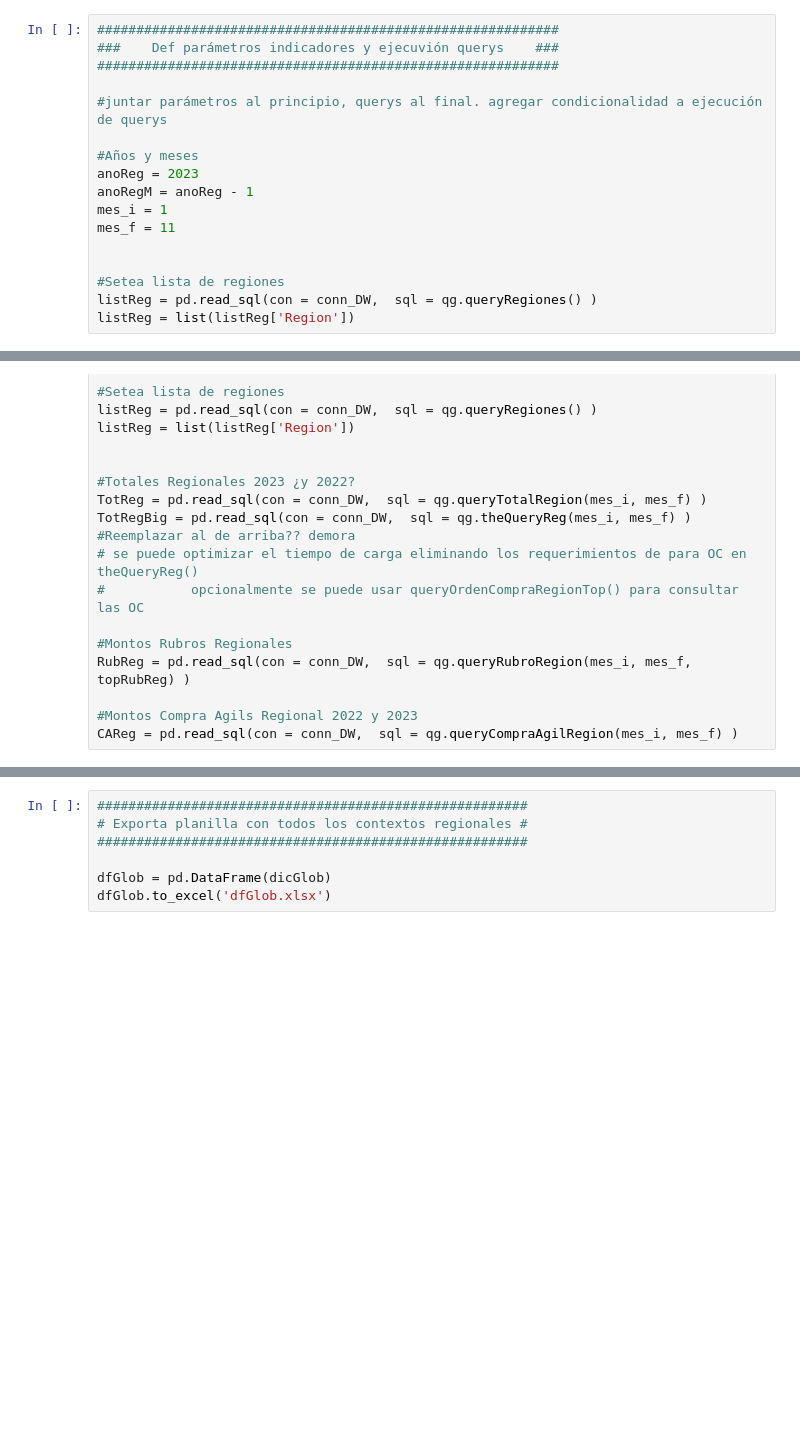
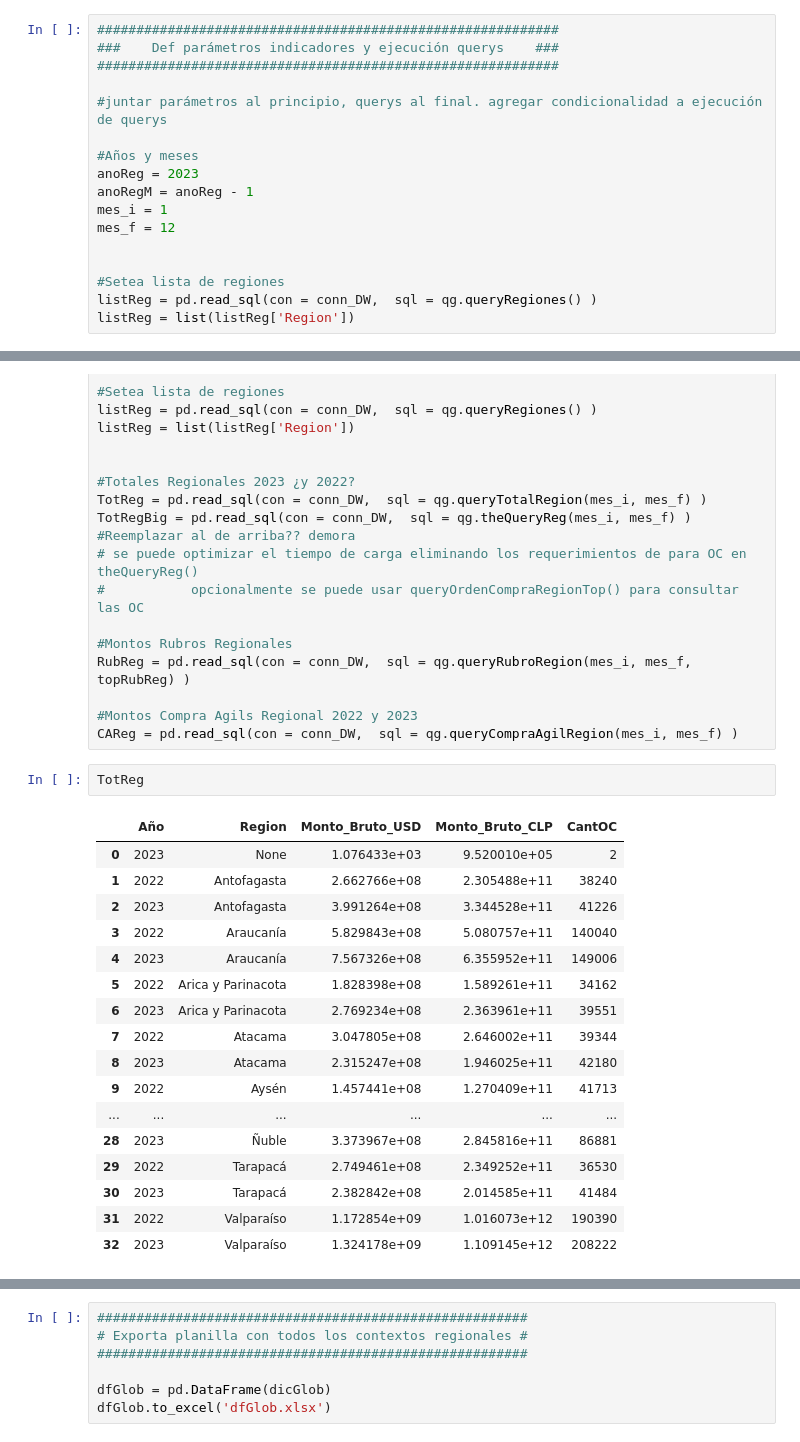
Before and after one commit to hecgarri/pyreportgen_dccp, a Jupyter notebook: Generador Reportes 3.ipynb, the cells around one changed output, grey strips where cells are left out. Drawn from its saved outputs; the diff is of its cells as text; blank space fills up the shorter version.

```diff
--- a/Generador Reportes 3.ipynb
+++ b/Generador Reportes 3.ipynb
@@ -545,7 +118,7 @@ meses = ['enero', 'febrero', 'marzo', 'abril', 'mayo', 'junio',
          'julio', 'agosto', 'septiembre', 'octubre', 'noviembre', 'diciembre']
 # %%
 ###########################################################
-###    Def parámetros indicadores y ejecuvión querys    ###
+###    Def parámetros indicadores y ejecución querys    ###
 ###########################################################
 
 #juntar parámetros al principio, querys al final. agregar condicionalidad a ejecución de querys
@@ -554,7 +127,7 @@ meses = ['enero', 'febrero', 'marzo', 'abril', 'mayo', 'junio',
 anoReg = 2023
 anoRegM = anoReg - 1
 mes_i = 1
-mes_f = 11
+mes_f = 12
 
 
 #Setea lista de regiones
@@ -617,6 +190,26 @@ RubReg = pd.read_sql(con = conn_DW,  sql = qg.queryRubroRegion(mes_i, mes_f, top
 
 #Montos Compra Agils Regional 2022 y 2023
 CAReg = pd.read_sql(con = conn_DW,  sql = qg.queryCompraAgilRegion(mes_i, mes_f) )
+# %%
+TotReg
+# %% [output]
+|  | Año | Region | Monto_Bruto_USD | Monto_Bruto_CLP | CantOC |
+| 0 | 2023 | None | 1.076433e+03 | 9.520010e+05 | 2 |
+| 1 | 2022 | Antofagasta | 2.662766e+08 | 2.305488e+11 | 38240 |
+| 2 | 2023 | Antofagasta | 3.991264e+08 | 3.344528e+11 | 41226 |
+| 3 | 2022 | Araucanía | 5.829843e+08 | 5.080757e+11 | 140040 |
+| 4 | 2023 | Araucanía | 7.567326e+08 | 6.355952e+11 | 149006 |
+| 5 | 2022 | Arica y Parinacota | 1.828398e+08 | 1.589261e+11 | 34162 |
+| 6 | 2023 | Arica y Parinacota | 2.769234e+08 | 2.363961e+11 | 39551 |
+| 7 | 2022 | Atacama | 3.047805e+08 | 2.646002e+11 | 39344 |
+| 8 | 2023 | Atacama | 2.315247e+08 | 1.946025e+11 | 42180 |
+| 9 | 2022 | Aysén | 1.457441e+08 | 1.270409e+11 | 41713 |
+| ... | ... | ... | ... | ... | ... |
+| 28 | 2023 | Ñuble | 3.373967e+08 | 2.845816e+11 | 86881 |
+| 29 | 2022 | Tarapacá | 2.749461e+08 | 2.349252e+11 | 36530 |
+| 30 | 2023 | Tarapacá | 2.382842e+08 | 2.014585e+11 | 41484 |
+| 31 | 2022 | Valparaíso | 1.172854e+09 | 1.016073e+12 | 190390 |
+| 32 | 2023 | Valparaíso | 1.324178e+09 | 1.109145e+12 | 208222 |
 # %%
 ########################################
 # Grafico Regional Sectores por 3 años #
```
Also changed, not shown: parts of 8 cells of this notebook, 51 other files.
